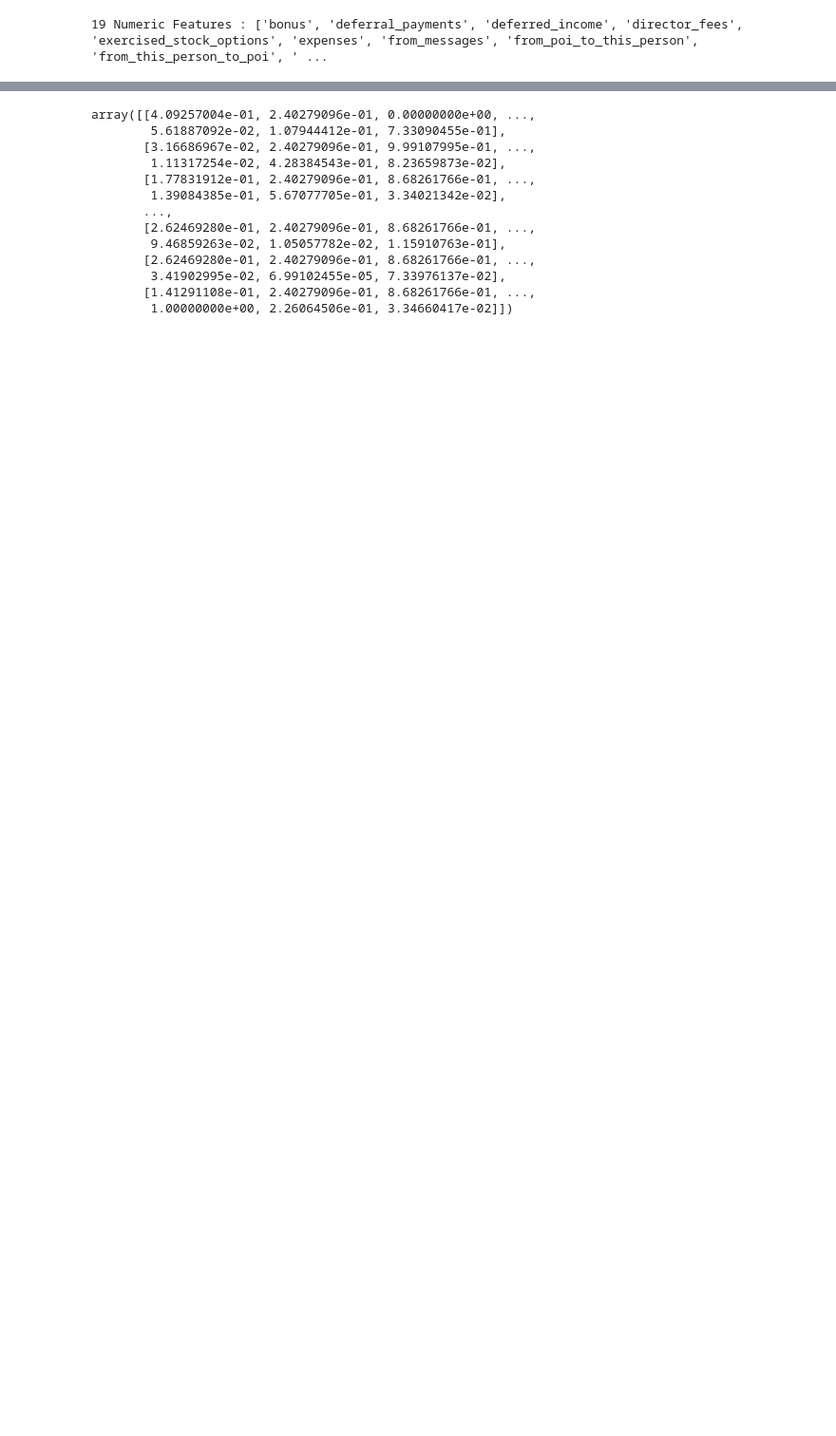
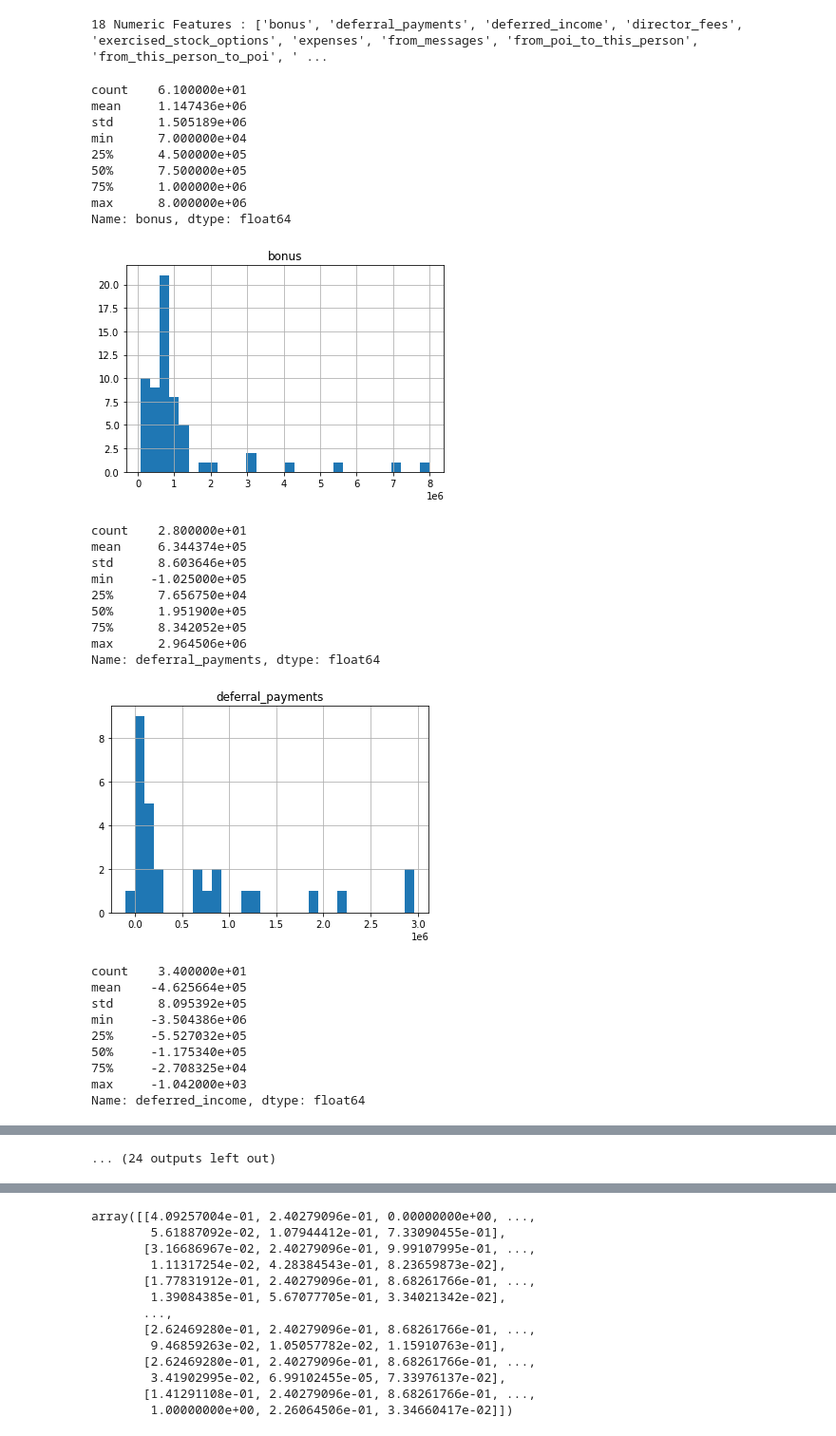
Before and after one commit to daikon1119/ML100Days, a Jupyter notebook: homework/2020-ml100marathon-midterm/D51-53.ipynb, the cells around one changed output, grey strips where cells are left out. Shown at 95% size. Drawn from its saved outputs; the diff is of its cells as text; code cells hidden in the pictures; blank space fills up the shorter version.

```diff
--- a/homework/2020-ml100marathon-midterm/D51-53.ipynb
+++ b/homework/2020-ml100marathon-midterm/D51-53.ipynb
@@ -7,7 +7,7 @@ warnings.filterwarnings('ignore')
 from sklearn import datasets, metrics
 from IPython.display import display
 from sklearn.preprocessing import MinMaxScaler, StandardScaler
-from sklearn.model_selection import cross_val_score, GridSearchCV
+from sklearn.model_selection import cross_val_score, GridSearchCV, train_test_split
 from sklearn.linear_model import LogisticRegression, LinearRegression
 from sklearn.preprocessing import LabelEncoder
 from collections import defaultdict
@@ -15,14 +15,14 @@ from collections import defaultdict
 df_train = pd.read_csv('train_data.csv')
 df_test = pd.read_csv('test_features.csv')
 
+df_train['poi'] = df_train['poi'].astype(int)
 train_Y = df_train['poi']
-train_Y = train_Y.astype(int)
 train_num = train_Y.shape[0]
 
 
 names = df_test['name']
-df_train = df_train.drop(['name', 'poi'] , axis=1)
-df_test = df_test.drop(['name'] , axis=1)
+df_train = df_train.drop(['name', 'poi', 'loan_advances'] , axis=1)
+df_test = df_test.drop(['name', 'loan_advances'] , axis=1)
 #df = pd.concat([df_train,df_test])
 #df.reset_index(drop=True, inplace=True)
 
@@ -39,4 +39,46 @@ print(f'{len(num_features)} Numeric Features : {num_features}\n')
 df_train = df_train[num_features]
 df_test = df_test[num_features]
 # %% [output]
-19 Numeric Features : ['bonus', 'deferral_payments', 'deferred_income', 'director_fees', 'exercised_stock_options', 'expenses', 'from_messages', 'from_poi_to_this_person', 'from_this_person_to_poi', ' ...
+18 Numeric Features : ['bonus', 'deferral_payments', 'deferred_income', 'director_fees', 'exercised_stock_options', 'expenses', 'from_messages', 'from_poi_to_this_person', 'from_this_person_to_poi', ' ...
+# %%
+import matplotlib.pyplot as plt
+
+for col in num_features:
+    #plt.hist(df[col], 30)
+    print (df_train[col].describe())
+    df_train[col].hist(bins=30)
+    plt.title(col)
+    plt.show()
+
+#print (df_train['director_fees'].describe())
+#df_train['director_fees'].hist()
+# %% [output]
+count    6.100000e+01
+mean     1.147436e+06
+std      1.505189e+06
+min      7.000000e+04
+25%      4.500000e+05
+50%      7.500000e+05
+75%      1.000000e+06
+max      8.000000e+06
+Name: bonus, dtype: float64
+[figure, added]
+count    2.800000e+01
+mean     6.344374e+05
+std      8.603646e+05
+min     -1.025000e+05
+25%      7.656750e+04
+50%      1.951900e+05
+75%      8.342052e+05
+max      2.964506e+06
+Name: deferral_payments, dtype: float64
+[figure, added]
+count    3.400000e+01
+mean    -4.625664e+05
+std      8.095392e+05
+min     -3.504386e+06
+25%     -5.527032e+05
+50%     -1.175340e+05
+75%     -2.708325e+04
+max     -1.042000e+03
+Name: deferred_income, dtype: float64
@@ -43 +116,2 @@ df_test = df_test[num_features]
+... (24 outputs left out)
 # %%
```
Also changed, not shown: parts of 16 cells of this notebook, 6 other files.
